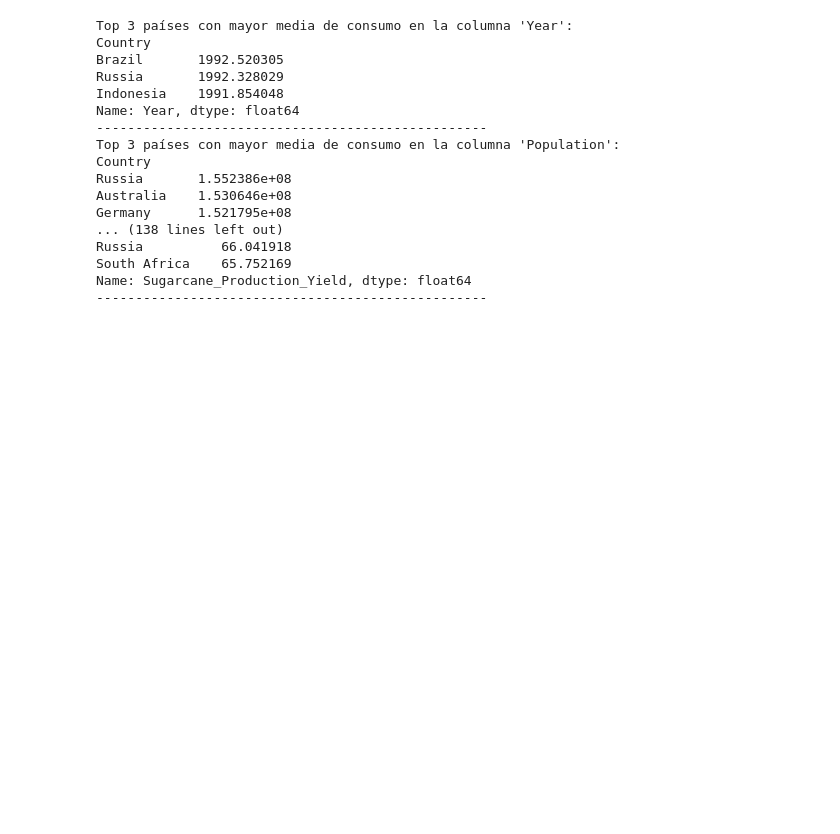
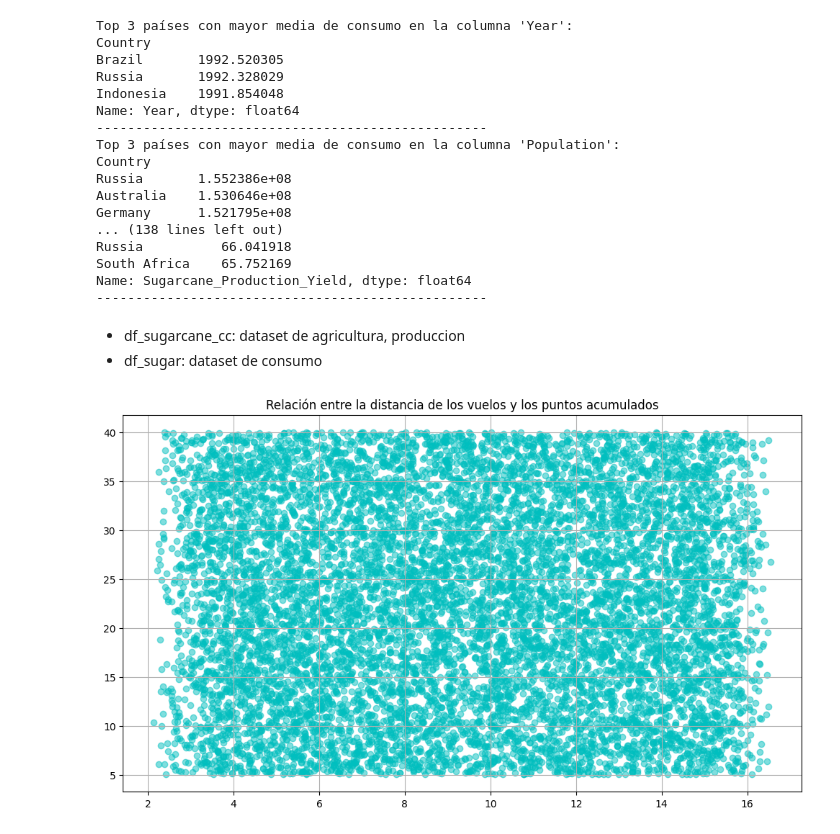
Before and after one commit to mandyhdezl/project-da-promo-49-modulo-4-team-10, a Jupyter notebook: EDA.ipynb, the cells around one changed output. Drawn from its saved outputs; the diff is of its cells as text; code cells hidden in the pictures; blank space fills up the shorter version.

```diff
--- a/EDA.ipynb
+++ b/EDA.ipynb
@@ -334,3 +327,16 @@ Name: Sugarcane_Production_Yield, dtype: float64
 # Guardar csv filtrado de Sugarcane
 
 df_sugarcane_cc.to_csv('climate_change_filt_Sugarcane.csv', index=False)
+# %% [markdown]
+- df_sugarcane_cc: dataset de agricultura, produccion
+- df_sugar: dataset de consumo
+# %%
+plt.figure(figsize=(10, 6))
+plt.scatter(df_sugar["Diabetes_Prevalence"], df_sugar["Obesity_Rate"], color='c', alpha=0.5)
+plt.title("Relación entre la distancia de los vuelos y los puntos acumulados")
+
+plt.grid(True)
+plt.tight_layout()
+plt.show()
+# %% [output]
+[figure, added]
```
Also changed, not shown: parts of 10 cells of this notebook, 1 other file.
